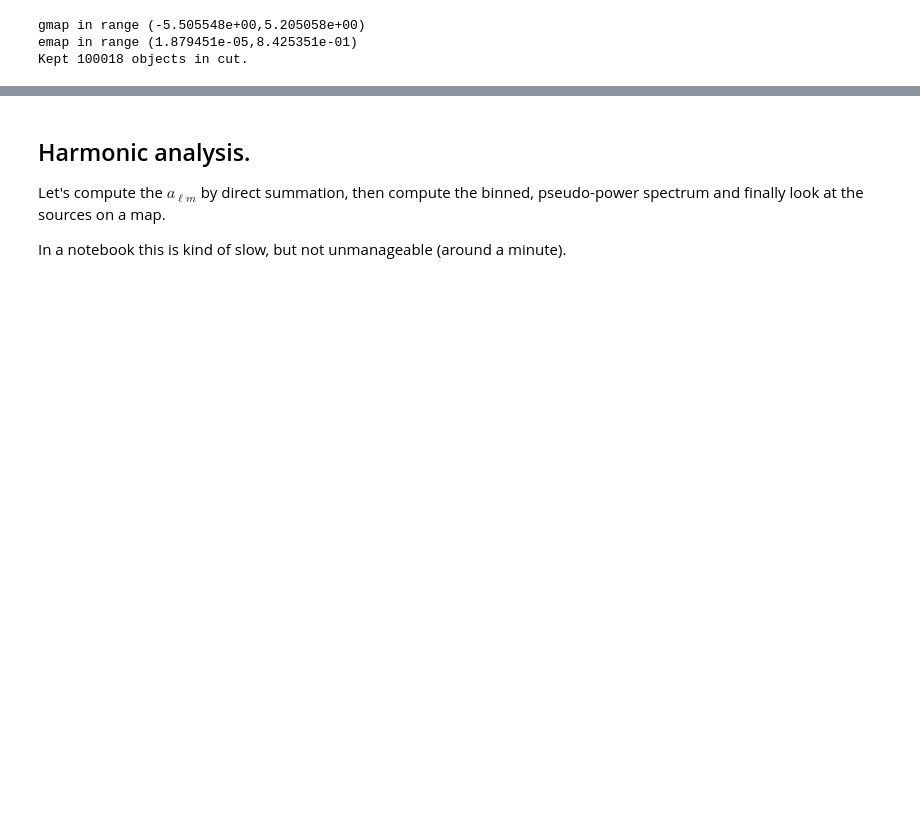
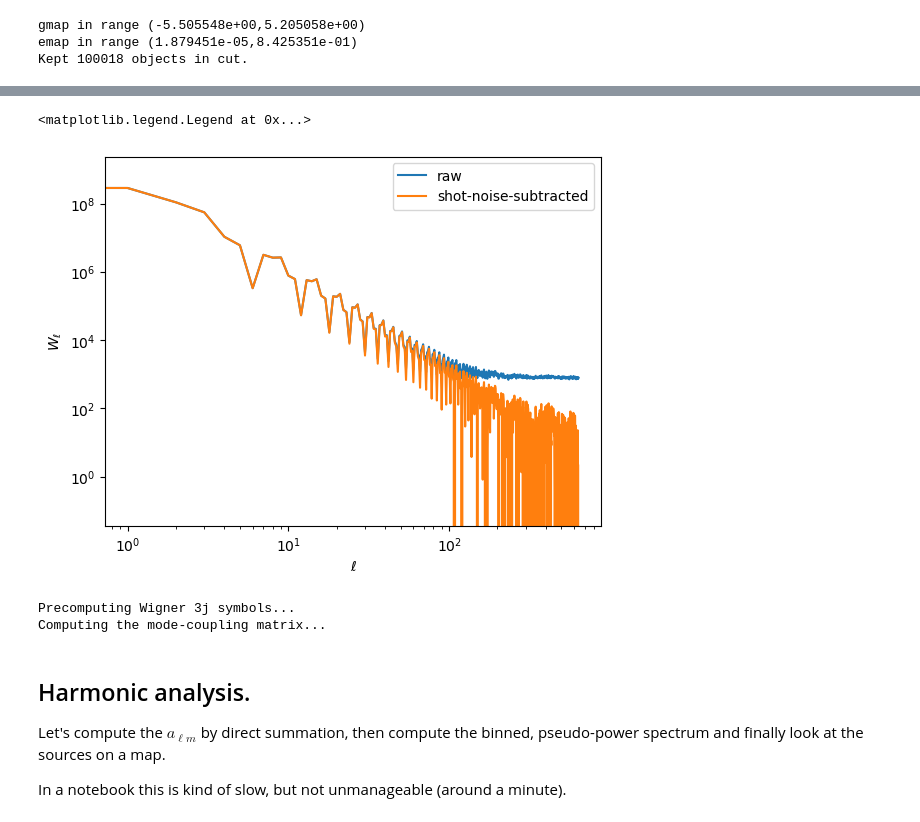
Before and after one commit to martinjameswhite/directsht, a Jupyter notebook: notebooks/analyzing_mocks.ipynb, the cells around one changed output, grey strips where cells are left out. Cells and saved outputs as stored; diff of their text form; code cells hidden in the pictures; blank space fills up the shorter version.

Commit message:
incorporate mode-decoupling

```diff
--- a/notebooks/analyzing_mocks.ipynb
+++ b/notebooks/analyzing_mocks.ipynb
@@ -16,11 +21,13 @@ from  mocks import LogNormalMocks
 # Set up an sht instance.  We will set
 # Nx to be quite large, so that we are
 # confident in our interpolation.
-Nl   = 2**9
+Nl   = 2**8
 Nx   = 4*Nl+1
 xmax = 5.0/8.0
 #
 sht= DirectSHT(Nl,Nx,xmax)
+sht_randoms = DirectSHT(Nl*2,Nx,xmax)
 #
 print("Direct SHT has Nl=",Nl,", Nx=",Nx," and xmax=",xmax)
+print("For randoms, Direct SHT has Nl=",2*Nl,", Nx=",Nx," and xmax=",xmax)
 # %% [output]
@@ -65,3 +63,15 @@ nrand = 10*len(thetas)
 trand = np.arccos( rng.uniform(low=-0.5,high=0.5,size=nrand) )
 prand = rng.uniform(low=np.pi/2,high=3*np.pi/2,size=nrand)
 wrand = np.ones_like(trand) * float(npnt)/float(trand.size)
+# %%
+# Calculate the angular power spectrum of the randoms
+
+# TODO: Note that we need W_l at 2*lmax!! So we should initialize another sht object
+
+hran_forwl = sht_randoms(trand,prand,wrand)
+hrcl_forwl = hp.alm2cl(hran_forwl)
+#  After subtracting shot noise, this gives us the
+#  angular power spectrum of the window function
+sn = 1.0/float(nrand)/(4*np.pi) * float(npnt)**2
+wl   = hrcl_forwl - sn
+#wl[:2] = 0.0
@@ -68,3 +87,21 @@ wrand = np.ones_like(trand) * float(npnt)/float(trand.size)
+# %%
+plt.loglog(wl + sn, label='raw')
+plt.loglog(wl, label='shot-noise-subtracted')
+
+plt.xlabel(r'$\ell$')
+plt.ylabel(r'$W_\ell$')
+plt.legend()
+# %% [output]
+<matplotlib.legend.Legend at 0x...>
+[figure, added]
+# %%
+# Initialize an instance of the MaskDeconvolution. This will let us deconvolve
+# the mask-induced mode-coupling of the pseudo-Cls, convolved the theory to
+# enable apples-to-apples comparisons, and provide binning functionality
+MD = MaskDeconvolution(Nl,wl)
+# %% [output]
+Precomputing Wigner 3j symbols...
+Computing the mode-coupling matrix...
 # %%
 # If we wanted to put more structure in the mask
 # here we could "cut out" various pieces of the
```
Also changed, not shown: parts of 18 cells of this notebook.
